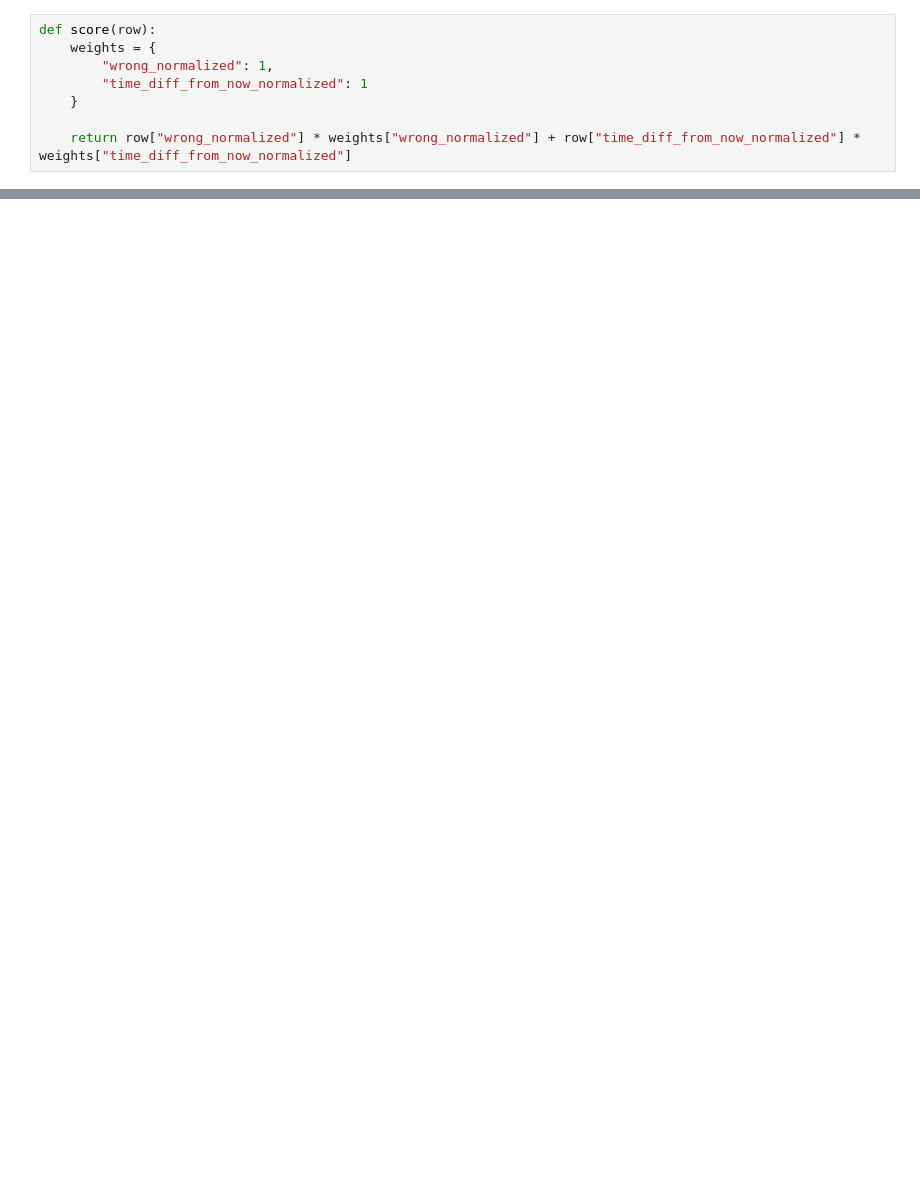
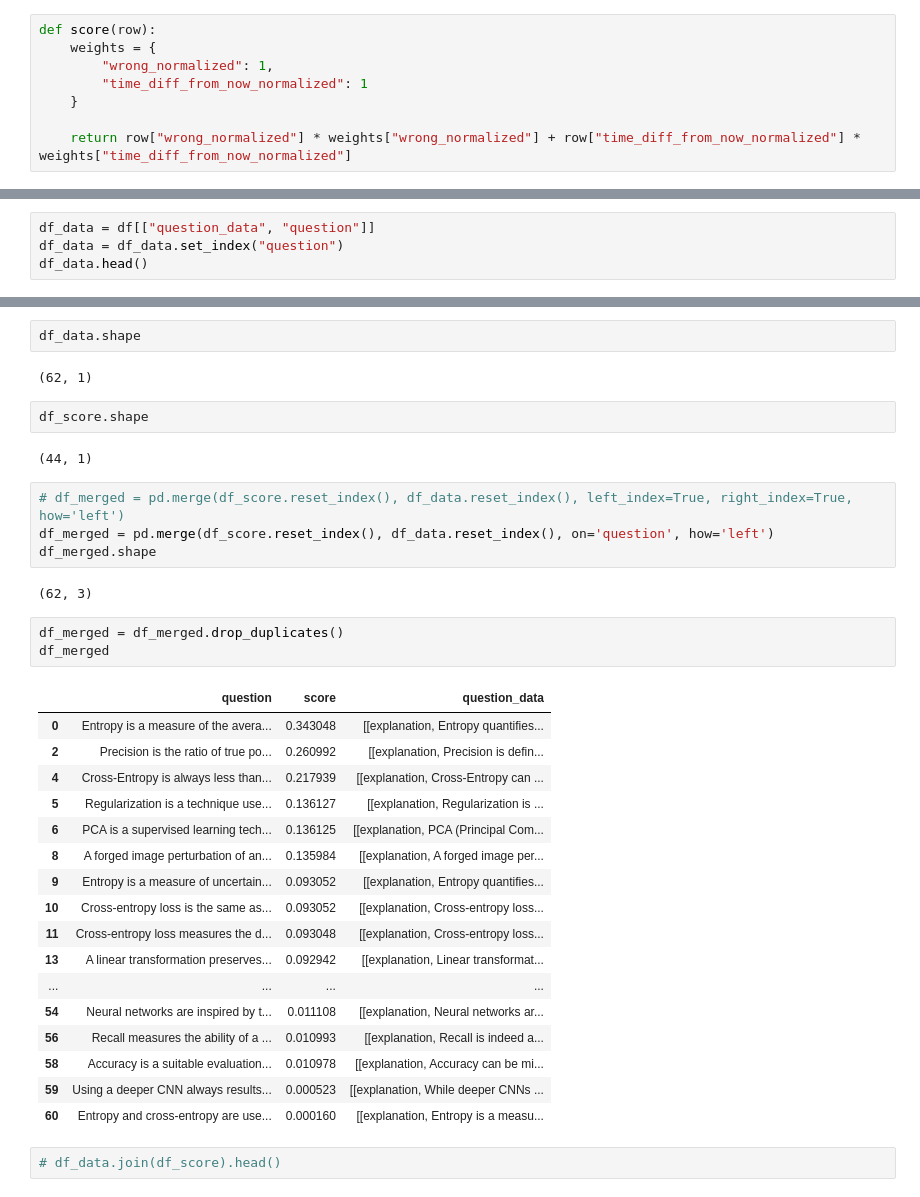
Before and after one commit to rhuanbarros/quiz-study-trainer, a Jupyter notebook: lab/spaced_repetition.ipynb, the cells around one changed output, grey strips where cells are left out. Saved outputs shown, nothing was run; the diff lists cells and outputs as text; blank space fills up the shorter version.

```diff
--- a/lab/spaced_repetition.ipynb
+++ b/lab/spaced_repetition.ipynb
@@ -147,0 +153,4 @@ df_score
+# %%
+df_data = df[["question_data", "question"]]
+df_data = df_data.set_index("question")
+df_data.head()
@@ -147,0 +165,37 @@ df_score
+# %%
+df_data.shape
+# %% [output]
+(62, 1)
+# %%
+df_score.shape
+# %% [output]
+(44, 1)
+# %%
+# df_merged = pd.merge(df_score.reset_index(), df_data.reset_index(), left_index=True, right_index=True, how='left')
+df_merged = pd.merge(df_score.reset_index(), df_data.reset_index(), on='question', how='left')
+df_merged.shape
+# %% [output]
+(62, 3)
+# %%
+df_merged = df_merged.drop_duplicates()
+df_merged
+# %% [output]
+|  | question | score | question_data |
+| 0 | Entropy is a measure of the avera... | 0.343048 | [[explanation, Entropy quantifies... |
+| 2 | Precision is the ratio of true po... | 0.260992 | [[explanation, Precision is defin... |
+| 4 | Cross-Entropy is always less than... | 0.217939 | [[explanation, Cross-Entropy can ... |
+| 5 | Regularization is a technique use... | 0.136127 | [[explanation, Regularization is ... |
+| 6 | PCA is a supervised learning tech... | 0.136125 | [[explanation, PCA (Principal Com... |
+| 8 | A forged image perturbation of an... | 0.135984 | [[explanation, A forged image per... |
+| 9 | Entropy is a measure of uncertain... | 0.093052 | [[explanation, Entropy quantifies... |
+| 10 | Cross-entropy loss is the same as... | 0.093052 | [[explanation, Cross-entropy loss... |
+| 11 | Cross-entropy loss measures the d... | 0.093048 | [[explanation, Cross-entropy loss... |
+| 13 | A linear transformation preserves... | 0.092942 | [[explanation, Linear transformat... |
+| ... | ... | ... | ... |
+| 54 | Neural networks are inspired by t... | 0.011108 | [[explanation, Neural networks ar... |
+| 56 | Recall measures the ability of a ... | 0.010993 | [[explanation, Recall is indeed a... |
+| 58 | Accuracy is a suitable evaluation... | 0.010978 | [[explanation, Accuracy can be mi... |
+| 59 | Using a deeper CNN always results... | 0.000523 | [[explanation, While deeper CNNs ... |
+| 60 | Entropy and cross-entropy are use... | 0.000160 | [[explanation, Entropy is a measu... |
+# %%
+# df_data.join(df_score).head()
```
Also changed, not shown: parts of 10 cells of this notebook, 1 other file.
